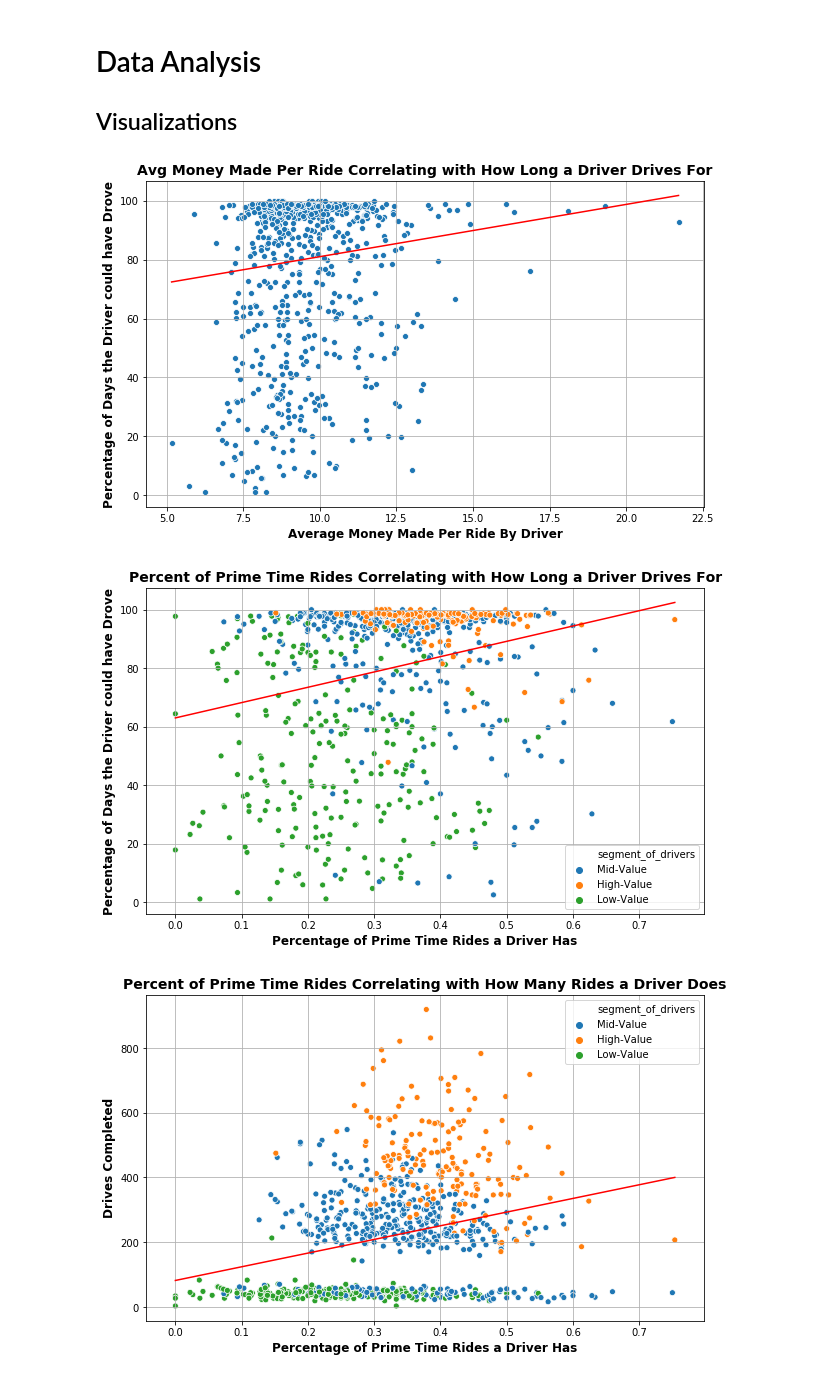
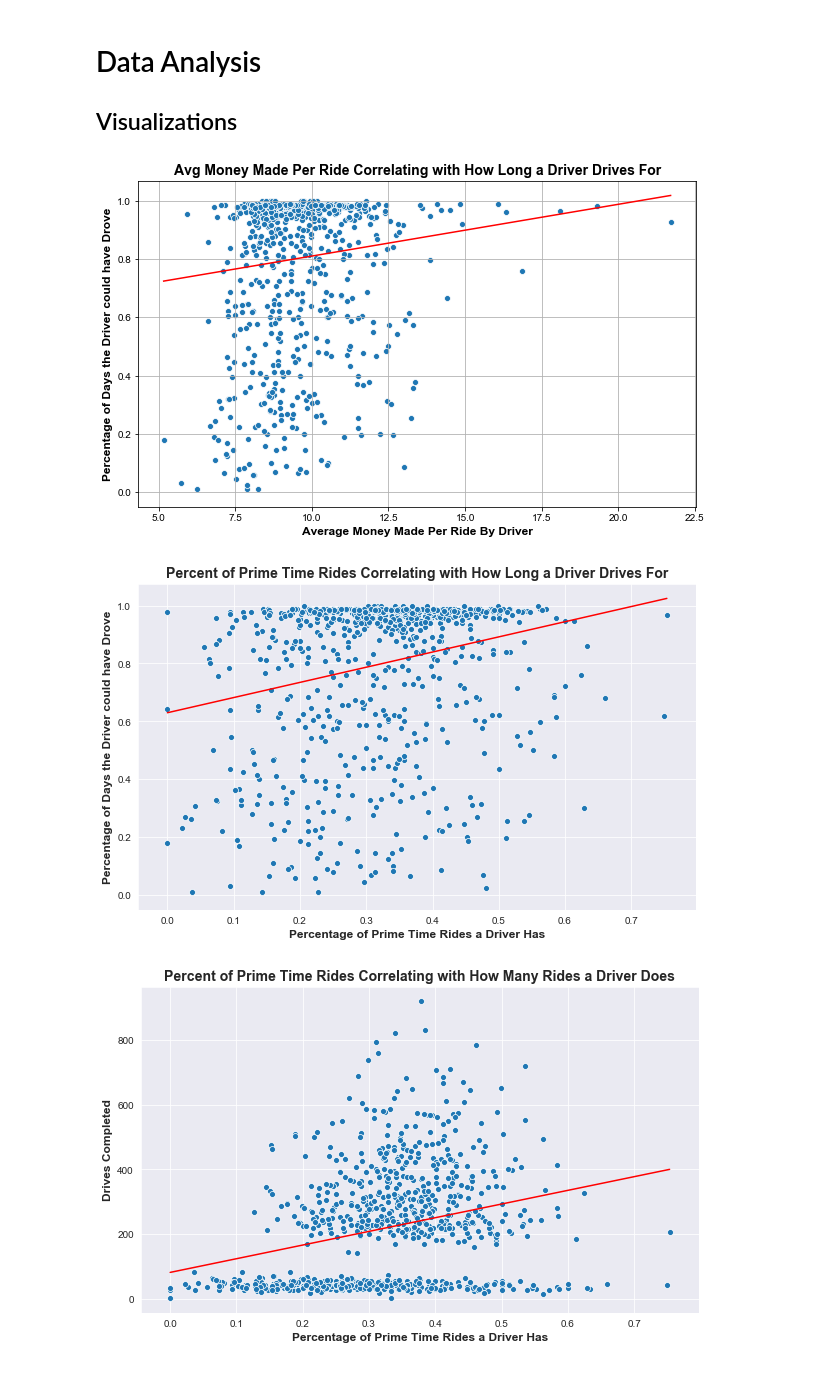
Before and after one commit to AugmentedMode/Lyft-Data-Challenge, a Jupyter notebook: Lyft-Data-Analysis.ipynb, the cells around one changed output. Drawn from its saved outputs; the diff is of its cells as text; code cells hidden in the pictures.

```diff
--- a/Lyft-Data-Analysis.ipynb
+++ b/Lyft-Data-Analysis.ipynb
@@ -352,7 +357,7 @@ updated_driver_data_df['percent_prime_time_rides'] = percent_prime_time_rides
 
 # Gets the percentage of how many days a driver drove for in the amount of time they could have drove for according to the data
 
-updated_driver_data_df['percent_of_possible_drive_days'] = (updated_driver_data_df['days_being_a_lyft_driver_int'] / updated_driver_data_df['maximum_drive_days_int']) * 100
+updated_driver_data_df['percent_of_possible_drive_days'] = updated_driver_data_df['days_being_a_lyft_driver_int'] / updated_driver_data_df['maximum_drive_days_int']
 # %% [markdown]
 # Key Dataframes
 # %%
@@ -403,9 +408,10 @@ plt.plot(np.unique(x), np.poly1d(np.polyfit(x, y, 1))(np.unique(x)), color='red'
 
 plt.xlabel('Average Money Made Per Ride By Driver', fontsize = 12, weight = 'bold')
 plt.ylabel('Percentage of Days the Driver could have Drove', fontsize = 12, weight = 'bold')
+sns.set_style('darkgrid')
 ax.grid('on')
 # %% [output]
-[figure, old version]
+[figure, new version]
 # %%
 fig = plt.figure(figsize=[10,6])
 ax = plt.subplot(111)
@@ -414,27 +420,29 @@ ax.set_title('Percent of Prime Time Rides Correlating with How Long a Driver Dri
 x=updated_driver_data_df['percent_prime_time_rides']
 y=updated_driver_data_df['percent_of_possible_drive_days']
 
-sns.scatterplot(data=updated_driver_data_df, x=x, y=y, hue='segment_of_drivers')
+sns.scatterplot(data=updated_driver_data_df, x=x, y=y)
 plt.plot(np.unique(x), np.poly1d(np.polyfit(x, y, 1))(np.unique(x)), color='red')
 
 plt.xlabel('Percentage of Prime Time Rides a Driver Has', fontsize = 12, weight = 'bold')
 plt.ylabel('Percentage of Days the Driver could have Drove', fontsize = 12, weight = 'bold')
+sns.set_style('darkgrid')
 ax.grid('on')
 # %% [output]
-[figure, old version]
+[figure, new version]
 # %%
 fig = plt.figure(figsize=[10,6])
 ax = plt.subplot(111)
 ax.set_title('Percent of Prime Time Rides Correlating with How Many Rides a Driver Does', fontsize = 14, weight = 'bold')
 
 x=updated_driver_data_df['percent_prime_time_rides']
 y=updated_driver_data_df['rides_given']
 
-sns.scatterplot(data=updated_driver_data_df, x=x, y=y, hue='segment_of_drivers')
+sns.scatterplot(data=updated_driver_data_df, x=x, y=y)
 plt.plot(np.unique(x), np.poly1d(np.polyfit(x, y, 1))(np.unique(x)), color='red')
 
 plt.xlabel('Percentage of Prime Time Rides a Driver Has', fontsize = 12, weight = 'bold')
 plt.ylabel('Drives Completed', fontsize = 12, weight = 'bold')
+sns.set_style('darkgrid')
 ax.grid('on')
 # %% [output]
-[figure, old version]
+[figure, new version]
```
Also changed, not shown: parts of 33 cells of this notebook.
